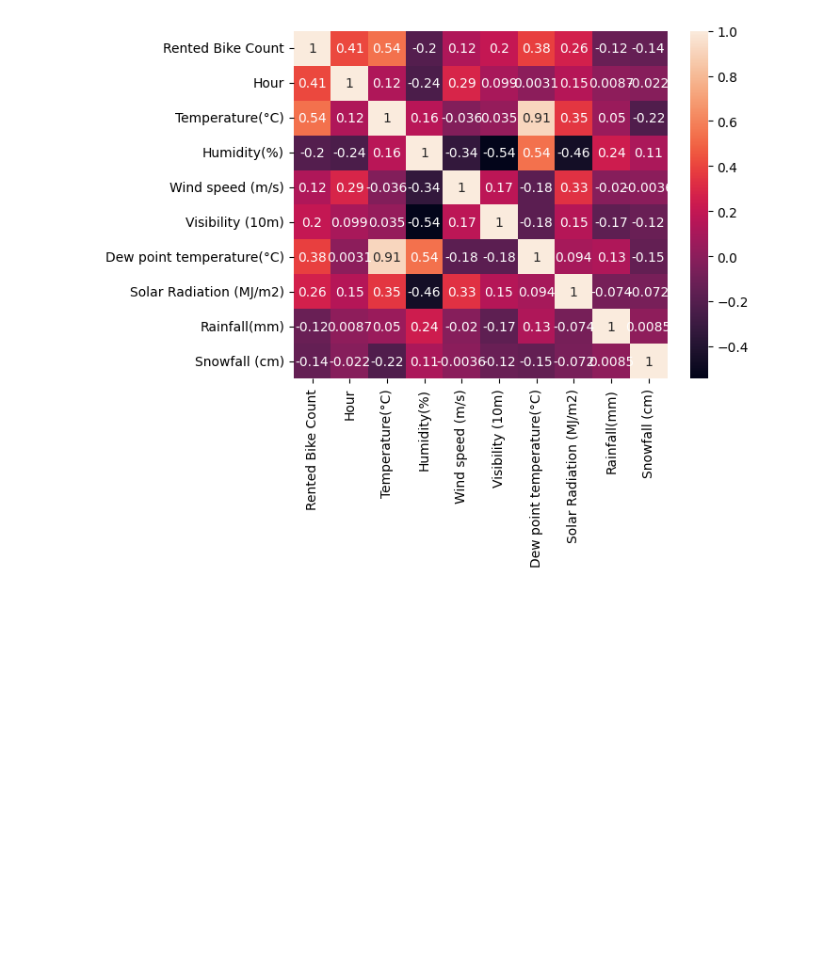
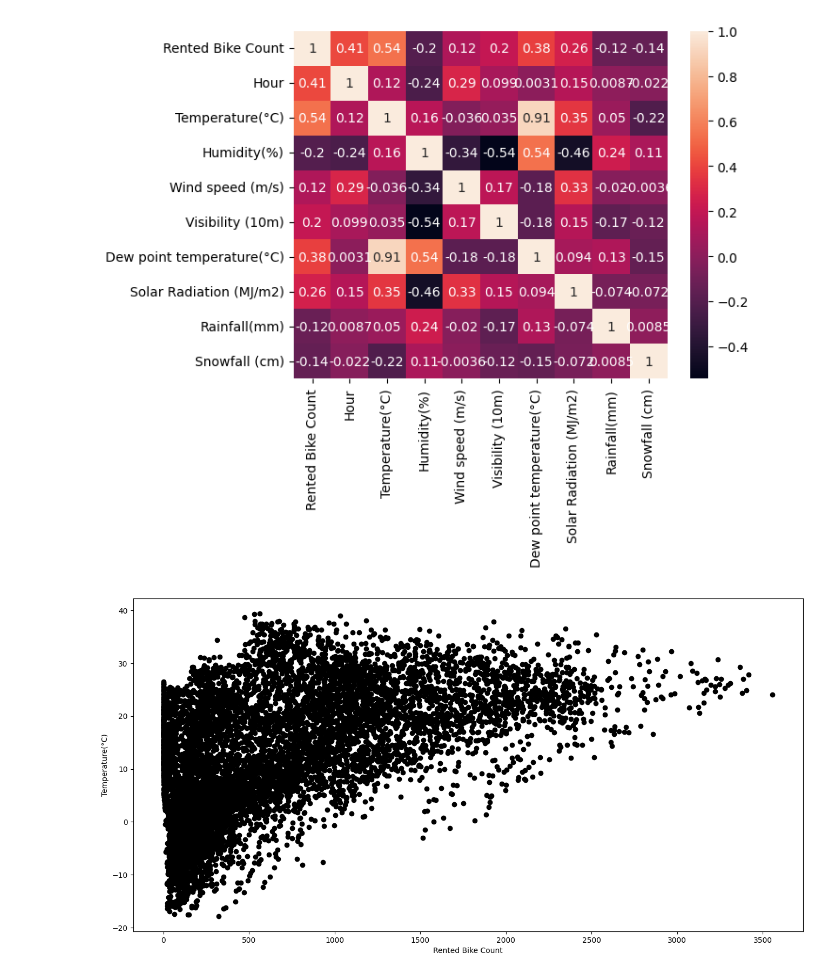
Before and after one commit to KibouToZetsubou/machine-learning-seoul-bikes, a Jupyter notebook: Bruno.ipynb, the cells around one changed output. Saved outputs shown, nothing was run; the diff lists cells and outputs as text; code cells hidden in the pictures; blank space fills up the shorter version.

```diff
--- a/Bruno.ipynb
+++ b/Bruno.ipynb
@@ -43,3 +43,18 @@ dataplot = sb.heatmap(df_new.corr(), annot=True)
 plt.show()
 # %% [output]
 [figure]
+# %%
+def scatter_plot(feature, target):
+    plt.figure(figsize=(16, 8))
+    plt.scatter(
+        df_new[feature],
+        df_new[target],
+        c='black'
+    )
+    plt.xlabel(feature)
+    plt.ylabel(target)
+    plt.show()
+# %%
+scatter_plot('Rented Bike Count','Temperature(°C)')
+# %% [output]
+[figure, added]
```
Also changed, not shown: parts of 7 cells of this notebook.
